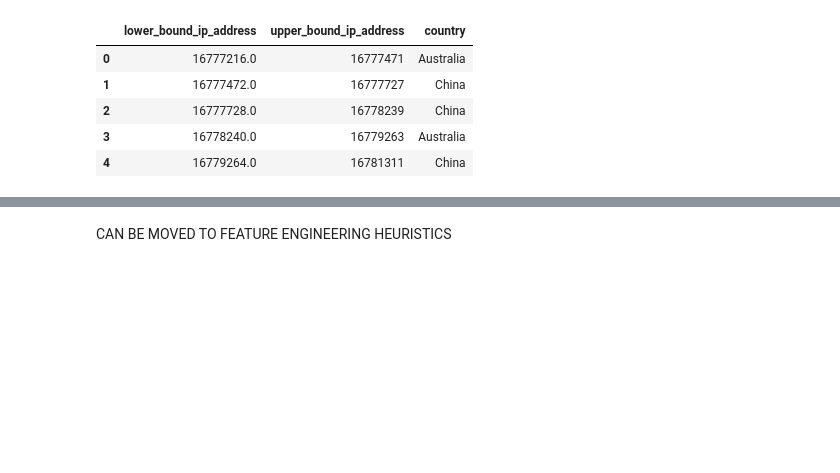
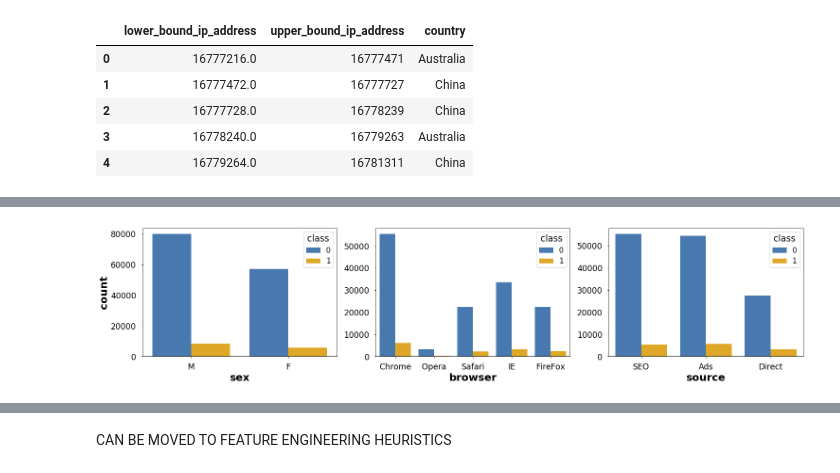
Before and after one commit to nityamd/E-Commerce-Fraud-Detection-Data-Challenge, a Jupyter notebook: notebooks/Data Preprocessing and Feature Engineering.ipynb, the cells around one changed output, grey strips where cells are left out. Cells and saved outputs as stored; diff of their text form; code cells hidden in the pictures; blank space fills up the shorter version.

```diff
--- a/notebooks/Data Preprocessing and Feature Engineering.ipynb
+++ b/notebooks/Data Preprocessing and Feature Engineering.ipynb
@@ -226,3 +232,14 @@ dtype: int64
+# %%
+fig,(ax1,ax2,ax3) = plt.subplots(1,3, figsize = (25,5))
+
+sns.countplot(x = 'sex',hue = 'class', data = df, ax = ax1);
+sns.countplot(x = 'browser',hue = 'class', data = df, ax =ax2);
+sns.countplot(x = 'source',hue = 'class', data = df, ax = ax3);
+ax2.set_ylabel('')
+ax3.set_ylabel('')
+plt.show()
+# %% [output]
+[figure, added]
 # %%
 #Looking at the fraud percentage by country (country_fraud: cf)
 country_fraud = pd.DataFrame(df.groupby(by="country").mean()["class"].sort_values(ascending = False))
```
Also changed, not shown: parts of 33 cells of this notebook, 3 other files.
